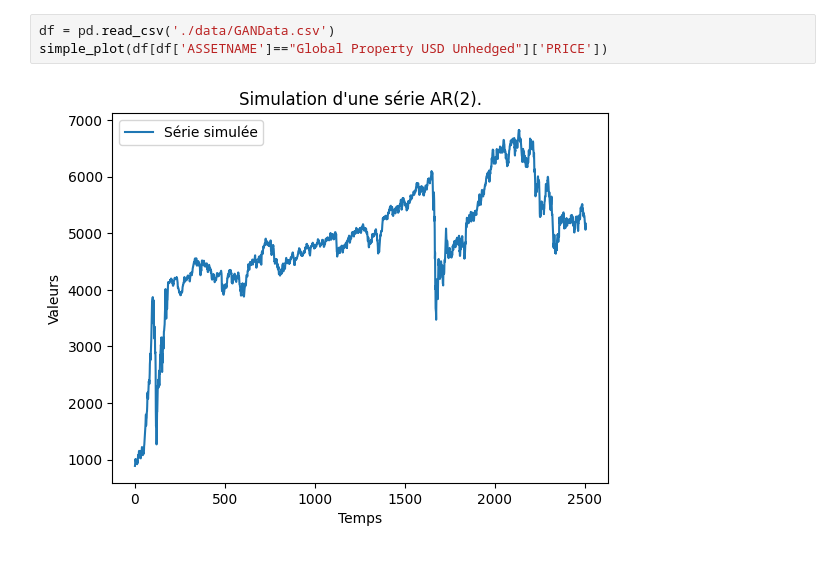
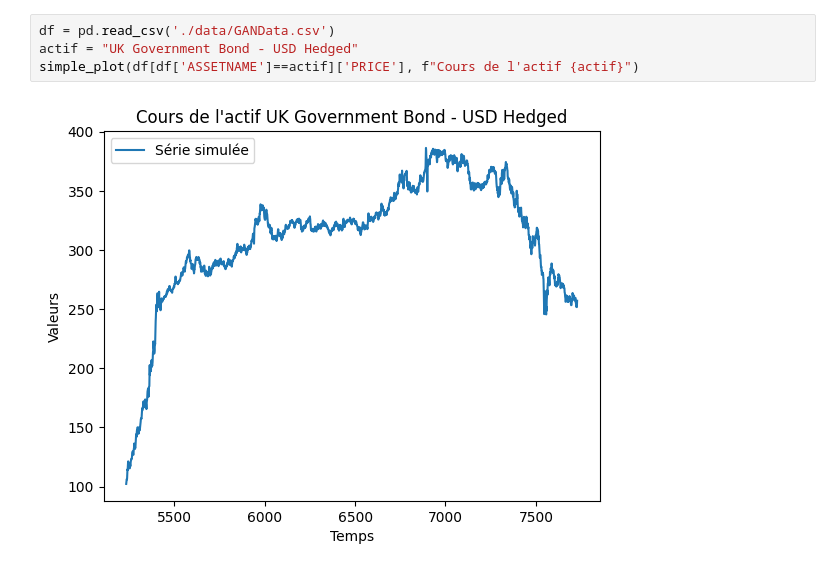
Before and after one commit to QMoayedpour/statapp-hsbc, a Jupyter notebook: gan_simulation.ipynb, the cells around one changed output. Drawn from its saved outputs; the diff is of its cells as text.

```diff
--- a/gan_simulation.ipynb
+++ b/gan_simulation.ipynb
@@ -15,6 +32,7 @@ simple_plot(y)
 # %%
 df = pd.read_csv('./data/GANData.csv')
-simple_plot(df[df['ASSETNAME']=="Global Property USD Unhedged"]['PRICE'])
+actif = "UK Government Bond - USD Hedged"
+simple_plot(df[df['ASSETNAME']==actif]['PRICE'], f"Cours de l'actif {actif}")
 # %% [output]
-[figure, old version]
+[figure, new version]
 # %%
```
Also changed, not shown: parts of 15 cells of this notebook, 3 other files.
